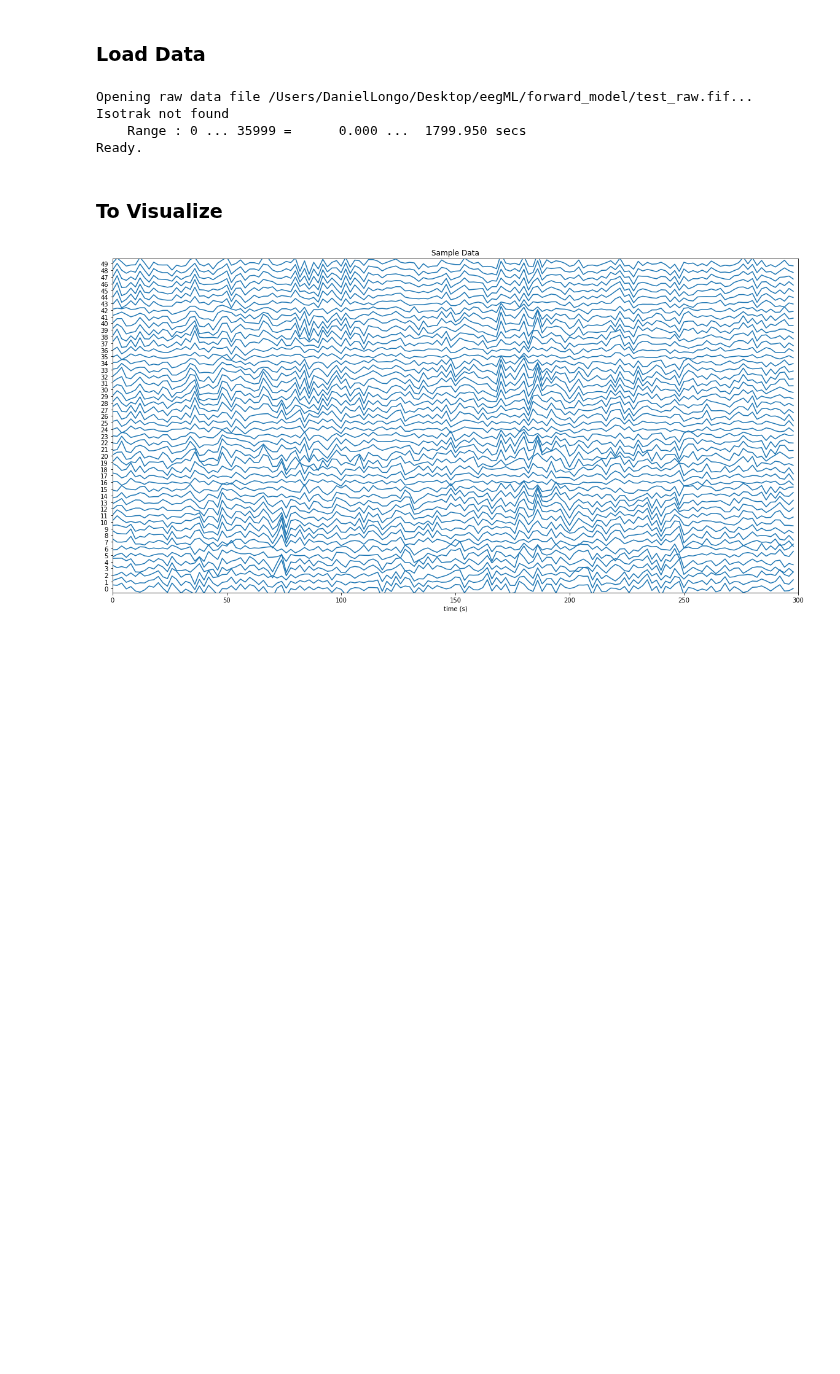
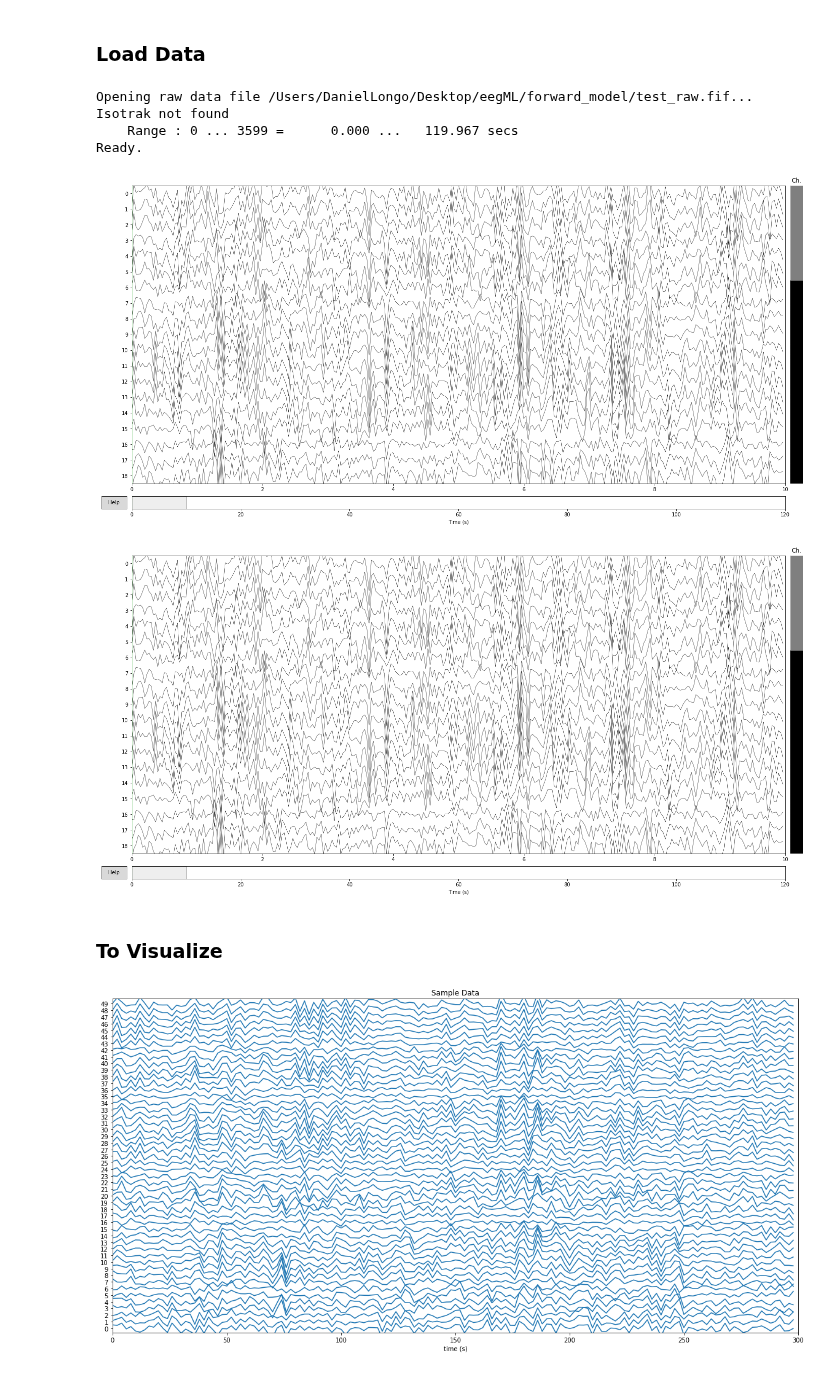
Before and after one commit to DanielLongo/eegML, a Jupyter notebook: forward_model/generate_eeg_data.ipynb, the cells around one changed output. Saved outputs shown, nothing was run; the diff lists cells and outputs as text; code cells hidden in the pictures; blank space fills up the shorter version.

```diff
--- a/forward_model/generate_eeg_data.ipynb
+++ b/forward_model/generate_eeg_data.ipynb
@@ -50,9 +48,9 @@ vertices = [src_hemi['vertno'] for src_hemi in fwd_fixed['src']]
 #### Use Forward Model to Estimate Data
 # %%
 n_sensors = 60
-n_times = 36000
+n_times = 3600
 time_step = 0.08
-frequency = 20
+frequency = 30
 channel_names = [str(i) for i in range(60)]
 # %% [markdown]
 Random source
@@ -60,0 +59,2 @@ z = np.dot(np.random.randn(n_dipoles, n_sensors), np.random.randn(n_sensors, n_t
+# %%
+z = np.power(np.dot(np.random.randn(n_dipoles, n_sensors), np.random.randn(n_sensors, n_times)), 4) * 1e-13
@@ -74,2 +77,0 @@ leadfield.shape
-# %%
-leadfield = mne.apply_forward(fwd_fixed, stc, info)
@@ -103,7 +102,7 @@ x = mne.io.read_raw_fif(filename)
 # %% [output]
 Opening raw data file /Users/DanielLongo/Desktop/eegML/forward_model/test_raw.fif...
 Isotrak not found
-    Range : 0 ... 35999 =      0.000 ...  1799.950 secs
+    Range : 0 ... 3599 =      0.000 ...   119.967 secs
 Ready.
 # %%
 raw = x
@@ -117,3 +109,8 @@ mne.Epochs()
+# %%
+raw.plot(n_channels=19, block=False)
+# %% [output]
+[figure, added]
+[figure, added]
 # %% [markdown]
 ### To Visualize
 # %%
```
Also changed, not shown: parts of 11 cells of this notebook.
